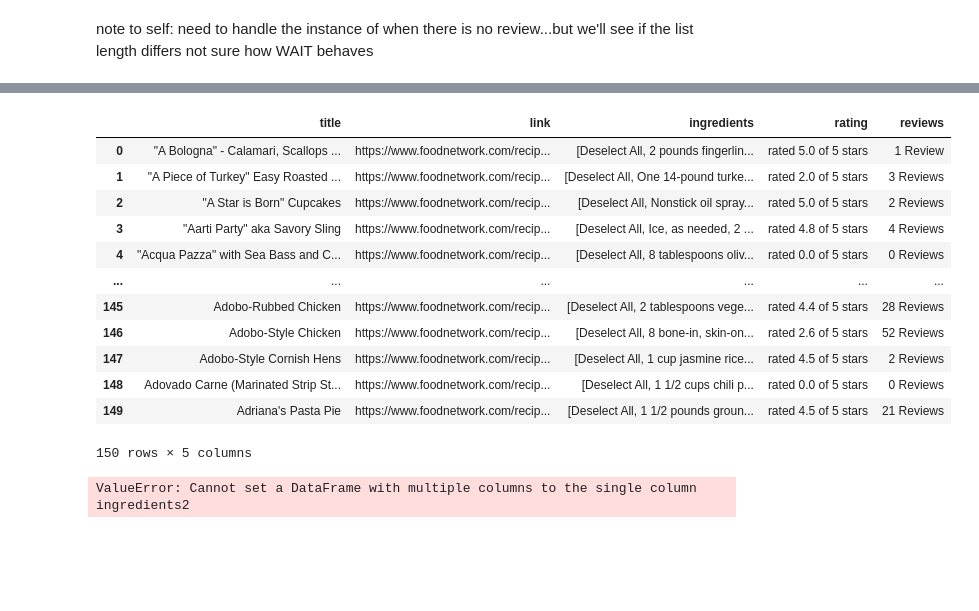
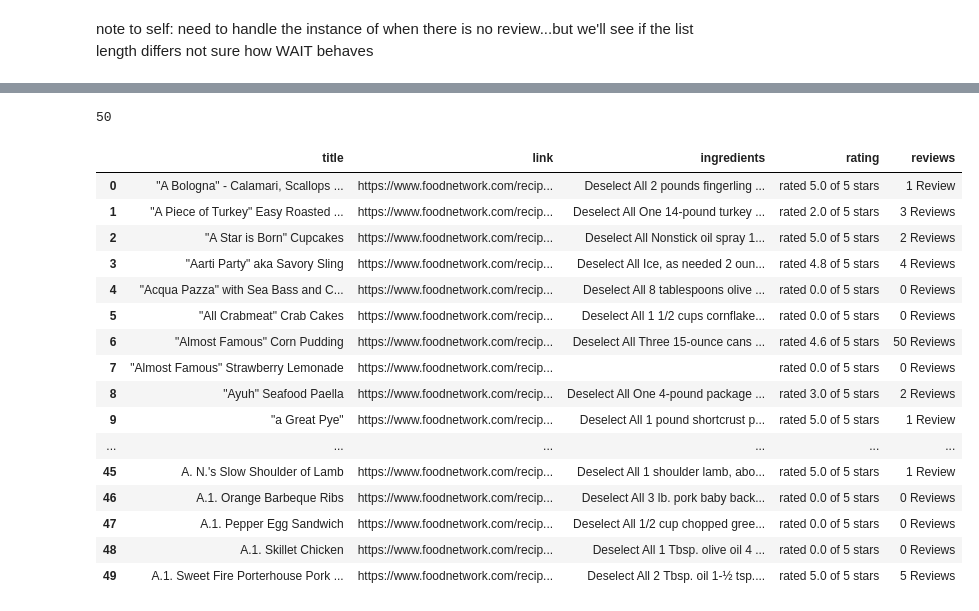
Before and after one commit to rosewisotzky/data_capstone, a Jupyter notebook: notebooks/foodnetwork scrape.ipynb, the cells around one changed output, grey strips where cells are left out. Cells and saved outputs as stored; diff of their text form; code cells hidden in the pictures; blank space fills up the shorter version.

```diff
--- a/notebooks/foodnetwork scrape.ipynb
+++ b/notebooks/foodnetwork scrape.ipynb
@@ -191,7 +119,7 @@ ratings
 # %% [output]
 []
 # %%
-short_list = links[0:4]
+short_list = links[0:50]
 short_list
 # %% [output]
 ['https://www.foodnetwork.com/recipes/a-bologna-calamari-scallops-and-clams-with-roasted-fingerlings-and-arugula-salad-recipe-2040576',
@@ -305,22 +178,10 @@ reviews
+# %%
+len(reviews)
+# %% [output]
+50
 # %%
-a_recipes_fn = pd.DataFrame({'title':titles,
-                              'link': links,
+a_short_fn = pd.DataFrame({'title':titles,
+                              'link': short_list,
                              'ingredients': ingredients,
                              'rating': ratings,
                               'reviews':reviews})
-# %%
-a_recipes_fn
-# %% [output]
-|  | title | link | ingredients | rating | reviews |
-| 0 | "A Bologna" - Calamari, Scallops ... | https://www.foodnetwork.com/recip... | [Deselect All, 2 pounds fingerlin... | rated 5.0 of 5 stars | 1 Review |
-| 1 | "A Piece of Turkey" Easy Roasted ... | https://www.foodnetwork.com/recip... | [Deselect All, One 14-pound turke... | rated 2.0 of 5 stars | 3 Reviews |
-| 2 | "A Star is Born" Cupcakes | https://www.foodnetwork.com/recip... | [Deselect All, Nonstick oil spray... | rated 5.0 of 5 stars | 2 Reviews |
-| 3 | "Aarti Party" aka Savory Sling | https://www.foodnetwork.com/recip... | [Deselect All, Ice, as needed, 2 ... | rated 4.8 of 5 stars | 4 Reviews |
-| 4 | "Acqua Pazza" with Sea Bass and C... | https://www.foodnetwork.com/recip... | [Deselect All, 8 tablespoons oliv... | rated 0.0 of 5 stars | 0 Reviews |
-| ... | ... | ... | ... | ... | ... |
-| 145 | Adobo-Rubbed Chicken | https://www.foodnetwork.com/recip... | [Deselect All, 2 tablespoons vege... | rated 4.4 of 5 stars | 28 Reviews |
-| 146 | Adobo-Style Chicken | https://www.foodnetwork.com/recip... | [Deselect All, 8 bone-in, skin-on... | rated 2.6 of 5 stars | 52 Reviews |
-| 147 | Adobo-Style Cornish Hens | https://www.foodnetwork.com/recip... | [Deselect All, 1 cup jasmine rice... | rated 4.5 of 5 stars | 2 Reviews |
-| 148 | Adovado Carne (Marinated Strip St... | https://www.foodnetwork.com/recip... | [Deselect All, 1 1/2 cups chili p... | rated 0.0 of 5 stars | 0 Reviews |
-| 149 | Adriana's Pasta Pie | https://www.foodnetwork.com/recip... | [Deselect All, 1 1/2 pounds groun... | rated 4.5 of 5 stars | 21 Reviews |
-150 rows × 5 columns
@@ -329,4 +188,20 @@ a_recipes_fn.to_csv('../data/fn_scrape_a')
-# %%
-a_recipes_fn['ingredients2'] = a_recipes_fn['ingredients'].apply(lambda x: ' '.join for x in ingredients )
-# %% [output]
-ValueError: Cannot set a DataFrame with multiple columns to the single column ingredients2
+# %%
+a_short_fn
+# %% [output]
+|  | title | link | ingredients | rating | reviews |
+| 0 | "A Bologna" - Calamari, Scallops ... | https://www.foodnetwork.com/recip... | Deselect All 2 pounds fingerling ... | rated 5.0 of 5 stars | 1 Review |
+| 1 | "A Piece of Turkey" Easy Roasted ... | https://www.foodnetwork.com/recip... | Deselect All One 14-pound turkey ... | rated 2.0 of 5 stars | 3 Reviews |
+| 2 | "A Star is Born" Cupcakes | https://www.foodnetwork.com/recip... | Deselect All Nonstick oil spray 1... | rated 5.0 of 5 stars | 2 Reviews |
+| 3 | "Aarti Party" aka Savory Sling | https://www.foodnetwork.com/recip... | Deselect All Ice, as needed 2 oun... | rated 4.8 of 5 stars | 4 Reviews |
+| 4 | "Acqua Pazza" with Sea Bass and C... | https://www.foodnetwork.com/recip... | Deselect All 8 tablespoons olive ... | rated 0.0 of 5 stars | 0 Reviews |
+| 5 | "All Crabmeat" Crab Cakes | https://www.foodnetwork.com/recip... | Deselect All 1 1/2 cups cornflake... | rated 0.0 of 5 stars | 0 Reviews |
+| 6 | "Almost Famous" Corn Pudding | https://www.foodnetwork.com/recip... | Deselect All Three 15-ounce cans ... | rated 4.6 of 5 stars | 50 Reviews |
+| 7 | "Almost Famous" Strawberry Lemonade | https://www.foodnetwork.com/recip... |  | rated 0.0 of 5 stars | 0 Reviews |
+| 8 | "Ayuh" Seafood Paella | https://www.foodnetwork.com/recip... | Deselect All One 4-pound package ... | rated 3.0 of 5 stars | 2 Reviews |
+| 9 | "a Great Pye" | https://www.foodnetwork.com/recip... | Deselect All 1 pound shortcrust p... | rated 5.0 of 5 stars | 1 Review |
+| ... | ... | ... | ... | ... | ... |
+| 45 | A. N.'s Slow Shoulder of Lamb | https://www.foodnetwork.com/recip... | Deselect All 1 shoulder lamb, abo... | rated 5.0 of 5 stars | 1 Review |
+| 46 | A.1. Orange Barbeque Ribs | https://www.foodnetwork.com/recip... | Deselect All 3 lb. pork baby back... | rated 0.0 of 5 stars | 0 Reviews |
+| 47 | A.1. Pepper Egg Sandwich | https://www.foodnetwork.com/recip... | Deselect All 1/2 cup chopped gree... | rated 0.0 of 5 stars | 0 Reviews |
+| 48 | A.1. Skillet Chicken | https://www.foodnetwork.com/recip... | Deselect All 1 Tbsp. olive oil 4 ... | rated 0.0 of 5 stars | 0 Reviews |
+| 49 | A.1. Sweet Fire Porterhouse Pork ... | https://www.foodnetwork.com/recip... | Deselect All 2 Tbsp. oil 1-½ tsp.... | rated 5.0 of 5 stars | 5 Reviews |
```
Also changed, not shown: parts of 24 cells of this notebook, 1 other file.
